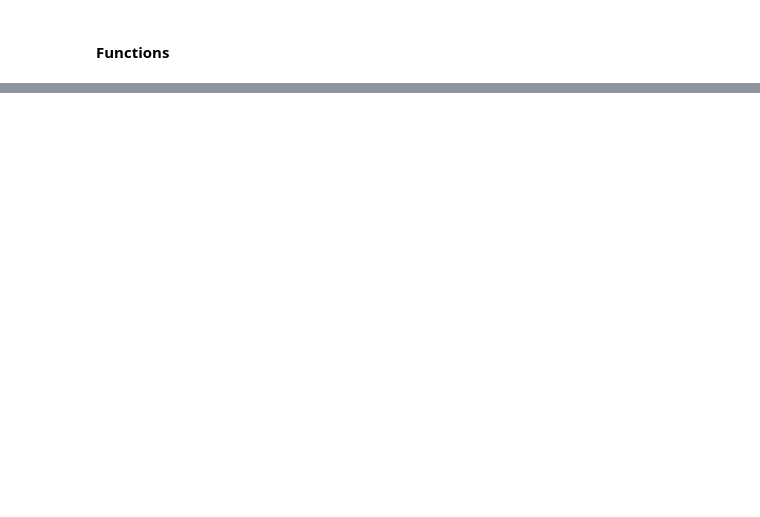
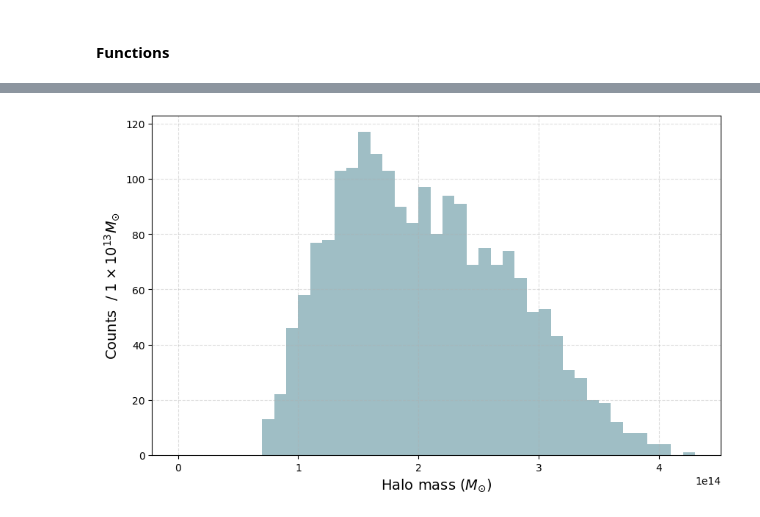
Before and after one commit to LauraRavagnani/Distributed-graph, a Jupyter notebook: MAPD_B_GR13.ipynb, the cells around one changed output, grey strips where cells are left out. Saved outputs shown, nothing was run; the diff lists cells and outputs as text; code cells hidden in the pictures; blank space fills up the shorter version.

```diff
--- a/MAPD_B_GR13.ipynb
+++ b/MAPD_B_GR13.ipynb
@@ -130,35 +138,37 @@ def bin_placer(value, edges):
 
 
 # mass cuts distribution histogram
-def create_mass_hist(mass_rdd, n_sims):
+def create_mass_hist(mass_rdd):
 
     # bin edges
     min_mass_cuts = mass_rdd.map(lambda x: x[1]).reduce(min)
     max_mass_cuts = mass_rdd.map(lambda x: x[1]).reduce(max)
 
     # number of bins
-    num_bins = int(1 + np.log2(n_sims)) # Sturges's rule
+    num_bins = 70
 
     # bin width
-    bin_width = (max_mass_cuts - min_mass_cuts) / num_bins
+    bin_width = 1e13
+    bins = np.arange(0, max_mass_cuts + bin_width, bin_width)
 
     # edges
     edges = [min_mass_cuts + i * bin_width for i in range(int(num_bins) + 1)]
 
     # histogram with map - reduce
-    mapped_mass_cuts = mass_rdd.map(lambda x: (bin_placer(x[1], edges), 1))
-    reduced_mass_cuts = mapped_mass_cuts.reduceByKey(lambda x, y: x + y)
-    mass_cuts_distr = np.array(reduced_mass_cuts.collect())
+    mapred_mass_cuts = mass_rdd.map(lambda x: (bin_placer(x[1], edges), 1))\
+                                .reduceByKey(lambda x, y: x + y)
+    mass_cuts_distr = np.array(mapred_mass_cuts.collect())
 
     # create figure
     fig, ax = plt.subplots(figsize=(10,6))
 
-    ax.hist(mass_cuts_distr[:, 0], bins=11, weights=mass_cuts_distr[:, 1], color='#0f5e6f', alpha=0.5, label='Mass distribution')
+    ax.hist(mass_cuts_distr[:, 0], bins=bins, weights=mass_cuts_distr[:, 1], color='#0f5e6f', alpha=0.4, label='Mass distribution')
     ax.set_xlabel('Halo mass ($M_{\\odot}$)', fontsize=14)
     modot = '$M_{\\odot}$'
     b_width = "{:.2e}".format(bin_width)
-    ax.set_ylabel(f'Counts  /  {b_width} ' + modot, fontsize=14)
+    ax.set_ylabel('Counts  / $1\\times 10^{13}$' + modot, fontsize=14)
     ax.grid(alpha=0.4, linestyle='--')
+
 
 
 
@@ -170,7 +180,7 @@ def create_halos_hist(halos_rdd, n_sims):
     max_n_halos = halos_rdd.map(lambda x: x).reduce(max)
 
     # number of bins
-    num_bins_halos = int(1 + np.log2(n_sims)) # Sturges's rule
+    num_bins_halos = 20
 
     # bin width
     bin_width_halos = (max_n_halos - min_n_halos) / num_bins_halos
@@ -186,29 +196,15 @@ def create_halos_hist(halos_rdd, n_sims):
     # create histogram
     fig1, ax1 = plt.subplots(figsize=(10,6))
 
-    ax1.hist(n_halos_distr[:, 0], bins=num_bins_halos, weights=n_halos_distr[:, 1], color='#f28a44', alpha=0.5, label='Mass distribution')
+    ax1.hist(n_halos_distr[:, 0], bins=num_bins_halos, weights=n_halos_distr[:, 1], color='#f28a44', alpha=0.6, label='Mass distribution')
     ax1.set_xlabel('# of halos', fontsize=14)
-    b_width = "{:.2e}".format(bin_width_halos)
-    ax1.set_ylabel(f'Counts  /  {b_width} ', fontsize=14)
+    ax1.set_ylabel(f'Counts  /  {bin_width_halos} # halos', fontsize=14)
     ax1.grid(alpha=0.4, linestyle='--')
 
 
 
 # create all the possible halo pairs inside each box
-def create_pairs(pos_rdd, divisions):
-
-    # indexed positions rdd (point indexes)
-    # --> ( simkey, (point_idx, array(x, y, z)) )
-    idx_pos_rdd = pos_rdd.groupByKey()\
-                         .flatMapValues(lambda vals: enumerate(vals))
-
-    # initialize boxes
-    boxes = sub_box_bounds(divisions, 0.2)
-
-    # indexed positions rdd with box assigned
-    # --> ( simkey_boxkey, (point_idx, array(x, y, z)) )
-    idx_pos_box_rdd = idx_pos_rdd.flatMapValues(lambda p: assign_box(p, boxes))\
-                                 .map(lambda x: (str(x[0]) + '_' + x[1][0], x[1][1]))
+def create_pairs(idx_pos_box_rdd):
 
     # obtain all the possible point pairs for each simulation clustered by boxes
     # --> ( (simkey_boxkey, (idx, array)), (simkey_boxkey, (idx, array)) )
@@ -222,7 +218,6 @@ def create_pairs(pos_rdd, divisions):
 
     # --> (simkey_boxkey, (idx1, idx2, coord1, coord2, diff_coord, norm))
     pairs_dist_rdd_with_box = diff_rdd.mapValues(lambda x: (x[0], x[1], x[2], x[3], x[4], np.linalg.norm(x[4])))
-
     pairs_dist_rdd = pairs_dist_rdd_with_box.map(lambda x: (int(x[0].split('_')[0]), (x[1])))\
                                                    .map(convert_to_tuple)\
                                                    .distinct()\
@@ -429,7 +440,7 @@ n_sims = 2000
 path_list = [(i, "/mnt/cosmo_GNN/Data/" + str(i)) for i in range(n_sims)]
 
 # parallelize path list and read files
-fof_rdd = sc.parallelize(path_list)\
+fof_rdd = sc.parallelize(path_list, numSlices=numPartitions)\
             .mapValues(read_cosmo_data)
 
 # get positions and masses for each point
@@ -445,2 +462,4 @@ mass_cut_rdd = fof_rdd.mapValues(get_pos_mass)\
 # %%
-create_mass_hist(mass_cut_rdd, n_sims=n_sims)
+create_mass_hist(mass_cut_rdd)
+# %% [output]
+[figure, added]
```
Also changed, not shown: parts of 27 cells of this notebook.
